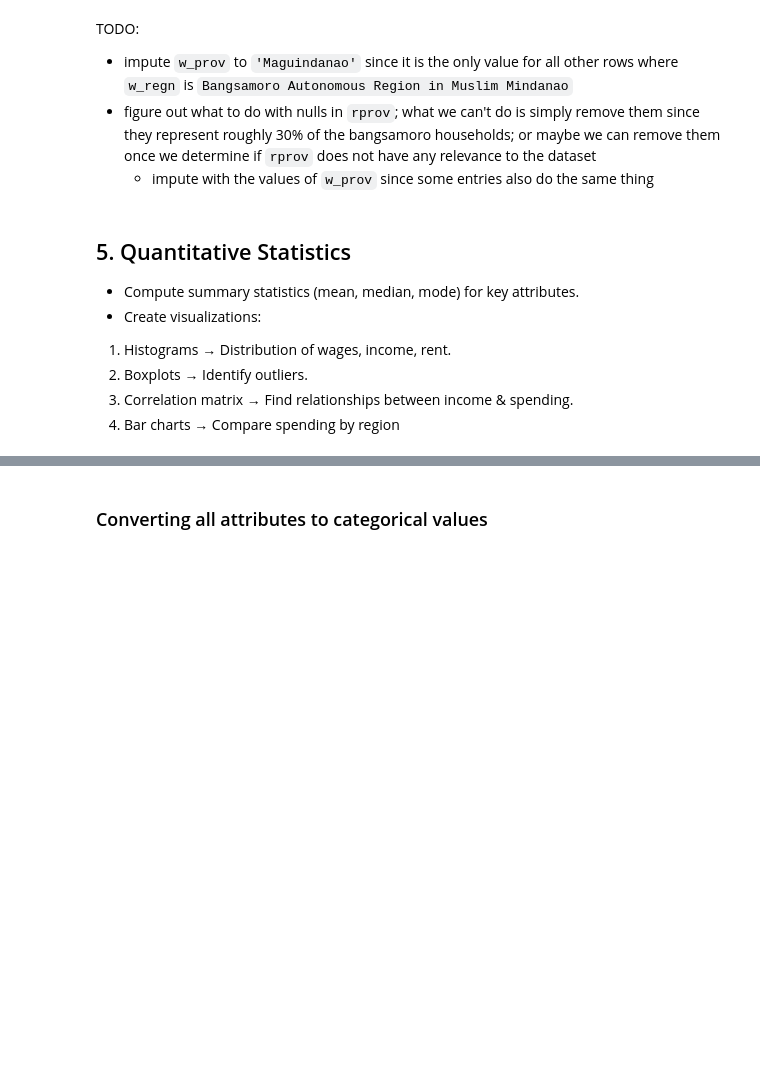
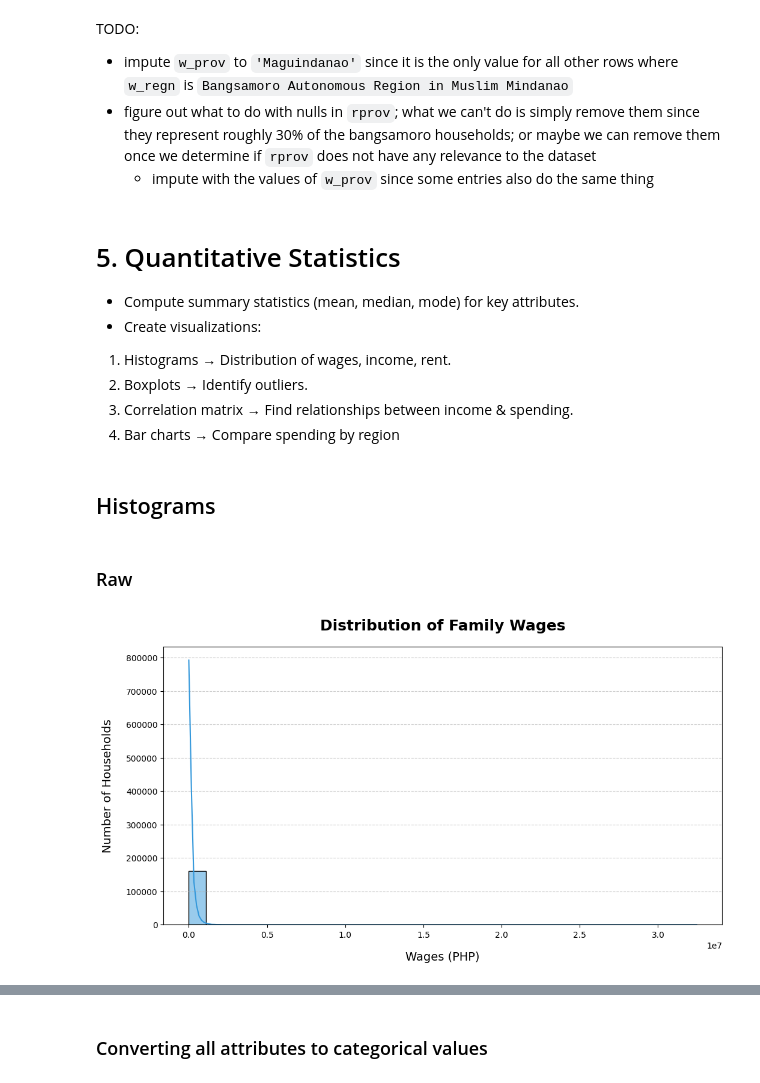
Before and after one commit to 1123Alessandro/PrelimProject, a Jupyter notebook: Data Mining v2.ipynb, the cells around one changed output, grey strips where cells are left out. Drawn from its saved outputs; the diff is of its cells as text; code cells hidden in the pictures; blank space fills up the shorter version.

```diff
--- a/Data Mining v2.ipynb
+++ b/Data Mining v2.ipynb
@@ -345,7 +346,7 @@ nadf.rprov = nadf.w_prov
 # %%
 df.loc[nadf.index] = nadf
 # %% [markdown]
-## 5. Quantitative Statistics
+# 5. Quantitative Statistics
 
 - Compute summary statistics (mean, median, mode) for key attributes.
 - Create visualizations:
@@ -353,3 +354,19 @@ df.loc[nadf.index] = nadf
 2. Boxplots → Identify outliers.
 3. Correlation matrix → Find relationships between income & spending.
 4. Bar charts → Compare spending by region
+# %%
+df_eda = df
+# %% [markdown]
+## Histograms
+# %% [markdown]
+### Raw
+# %%
+plt.figure(figsize=(12, 6))
+sns.histplot(df_eda['WAGES'], bins=30, kde=True, color='#3498db')
+plt.title('Distribution of Family Wages', fontsize=18, fontweight='bold', pad=20)
+plt.xlabel('Wages (PHP)', fontsize=14, labelpad=15)
+plt.ylabel('Number of Households', fontsize=14, labelpad=15)
+plt.grid(axis='y', linestyle='--', alpha=0.6)
+plt.show()
+# %% [output]
+[figure, added]
```
Also changed, not shown: parts of 23 cells of this notebook.
